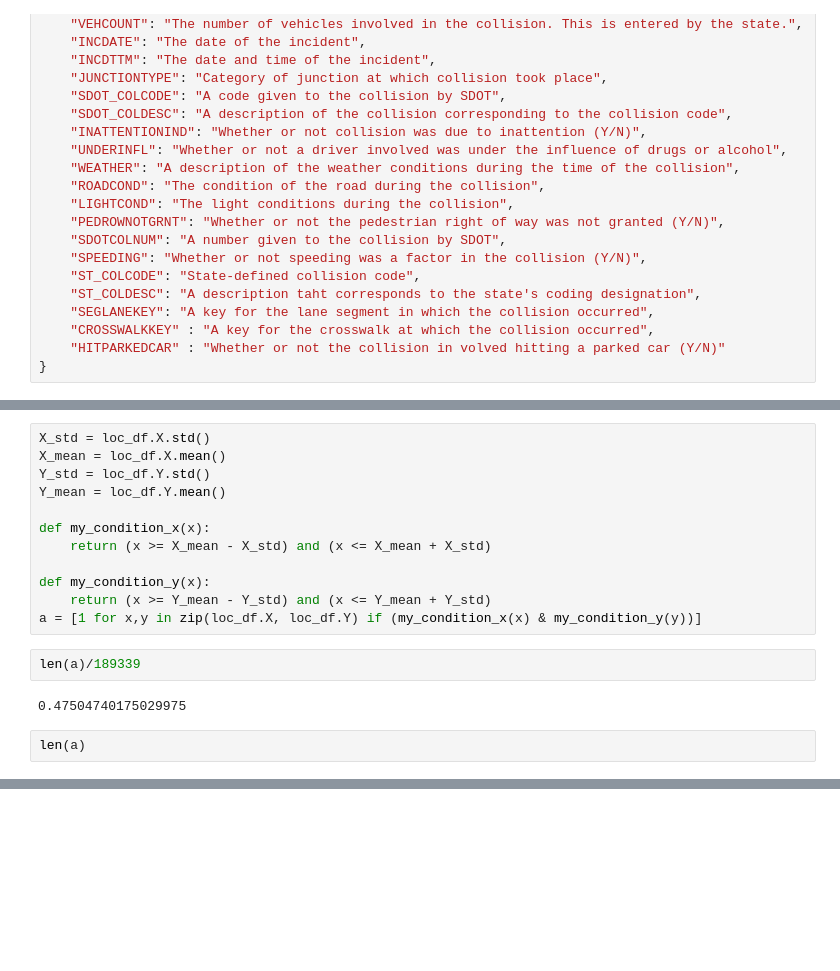
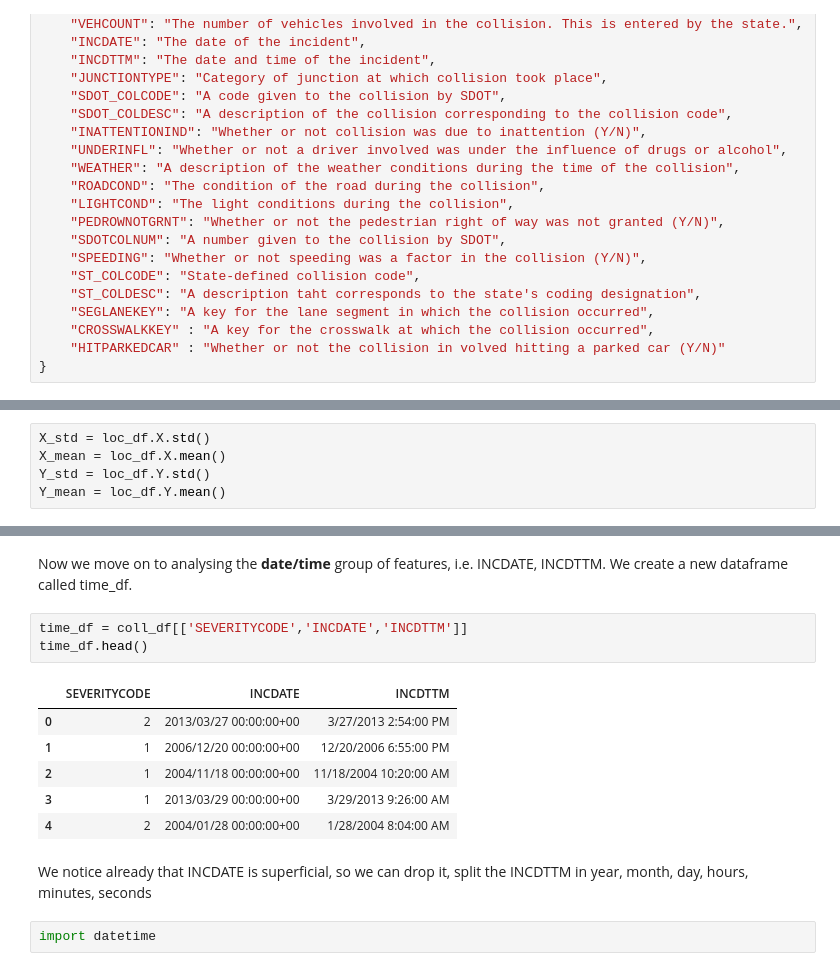
Before and after one commit to pcarugno/Coursera_Capstone, a Jupyter notebook: Coursera_Capstone/Coursera Capstone Project - Report.ipynb, the cells around one changed output, grey strips where cells are left out. Cells and saved outputs as stored; diff of their text form; blank space fills up the shorter version.

```diff
--- a/Coursera_Capstone/Coursera Capstone Project - Report.ipynb
+++ b/Coursera_Capstone/Coursera Capstone Project - Report.ipynb
@@ -140,19 +140,6 @@ X_std = loc_df.X.std()
 X_mean = loc_df.X.mean()
 Y_std = loc_df.Y.std()
 Y_mean = loc_df.Y.mean()
-
-def my_condition_x(x):
-    return (x >= X_mean - X_std) and (x <= X_mean + X_std)
-
-def my_condition_y(x):
-    return (x >= Y_mean - Y_std) and (x <= Y_mean + Y_std)
-a = [1 for x,y in zip(loc_df.X, loc_df.Y) if (my_condition_x(x) & my_condition_y(y))]
-# %%
-len(a)/189339
-# %% [output]
-0.47504740175029975
-# %%
-len(a)
 # %%
 # define the world map centered around Canada with a low zoom level
 seattle = folium.Map(location=[Y_mean, X_mean], zoom_start=12)
@@ -163,3 +150,19 @@ folium.PolyLine(points,color="red", weight=2.5, opacity=1).add_to(seattle)
 seattle
 # %% [output]
 [interactive output not drawn]
+# %% [markdown]
+Now we move on to analysing the __date/time__ group of features, i.e. INCDATE, INCDTTM. We create a new dataframe called time_df.
+# %%
+time_df = coll_df[['SEVERITYCODE','INCDATE','INCDTTM']]
+time_df.head()
+# %% [output]
+|  | SEVERITYCODE | INCDATE | INCDTTM |
+| 0 | 2 | 2013/03/27 00:00:00+00 | 3/27/2013 2:54:00 PM |
+| 1 | 1 | 2006/12/20 00:00:00+00 | 12/20/2006 6:55:00 PM |
+| 2 | 1 | 2004/11/18 00:00:00+00 | 11/18/2004 10:20:00 AM |
+| 3 | 1 | 2013/03/29 00:00:00+00 | 3/29/2013 9:26:00 AM |
+| 4 | 2 | 2004/01/28 00:00:00+00 | 1/28/2004 8:04:00 AM |
+# %% [markdown]
+We notice already that INCDATE is superficial, so we can drop it, split the INCDTTM in year, month, day, hours, minutes, seconds
+# %%
+import datetime
```
Also changed, not shown: parts of 9 cells of this notebook, 1 other file.
